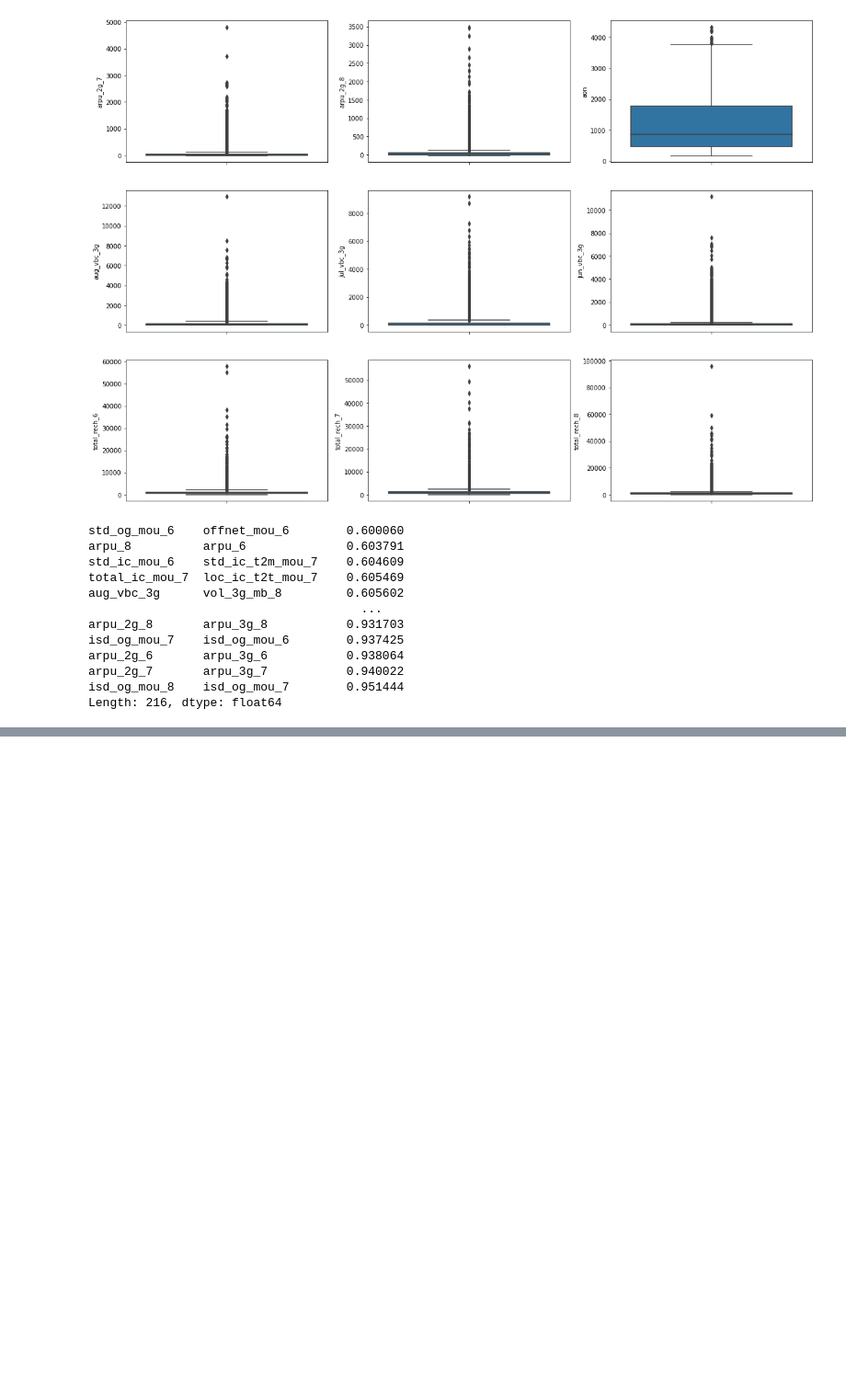
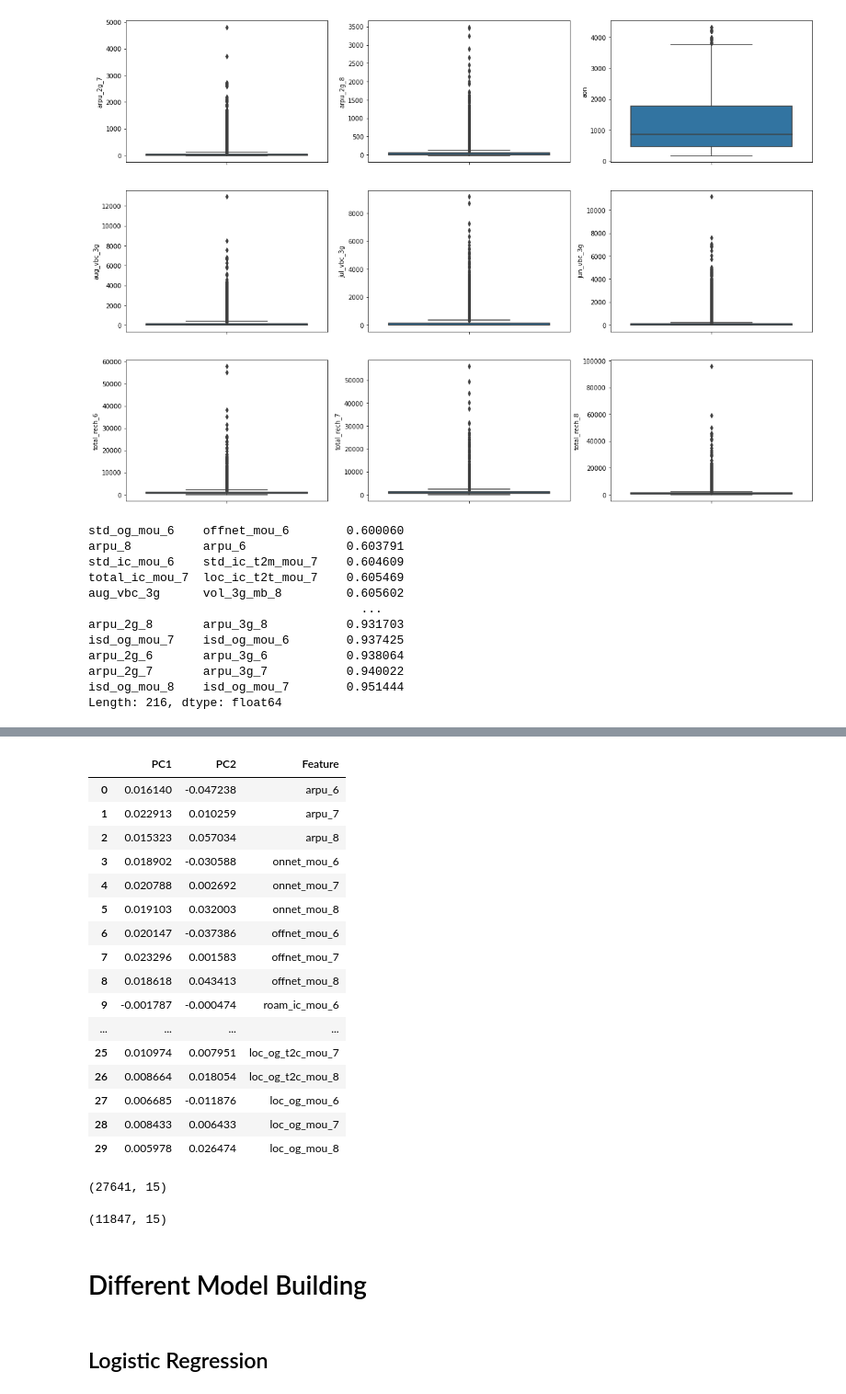
Before and after one commit to mail2uttamsarkar/TelecomChurnCaseStudyAssignment, a Jupyter notebook: TelecomChurn.ipynb, the cells around one changed output, grey strips where cells are left out. Shown at 92% size. Drawn from its saved outputs; the diff is of its cells as text; code cells hidden in the pictures; blank space fills up the shorter version.

Commit message:
Basic Model

```diff
--- a/TelecomChurn.ipynb
+++ b/TelecomChurn.ipynb
@@ -750,0 +743,37 @@ pcs_df.head(20)
+# %%
+## Verifying PC and variables
+colnames = list(X_train.columns)
+pca_df = pd.DataFrame({'PC1':pca.components_[0],'PC2':pca.components_[1], 'Feature':colnames})
+pca_df.head(30)
+# %% [output]
+|  | PC1 | PC2 | Feature |
+| 0 | 0.016140 | -0.047238 | arpu_6 |
+| 1 | 0.022913 | 0.010259 | arpu_7 |
+| 2 | 0.015323 | 0.057034 | arpu_8 |
+| 3 | 0.018902 | -0.030588 | onnet_mou_6 |
+| 4 | 0.020788 | 0.002692 | onnet_mou_7 |
+| 5 | 0.019103 | 0.032003 | onnet_mou_8 |
+| 6 | 0.020147 | -0.037386 | offnet_mou_6 |
+| 7 | 0.023296 | 0.001583 | offnet_mou_7 |
+| 8 | 0.018618 | 0.043413 | offnet_mou_8 |
+| 9 | -0.001787 | -0.000474 | roam_ic_mou_6 |
+| ... | ... | ... | ... |
+| 25 | 0.010974 | 0.007951 | loc_og_t2c_mou_7 |
+| 26 | 0.008664 | 0.018054 | loc_og_t2c_mou_8 |
+| 27 | 0.006685 | -0.011876 | loc_og_mou_6 |
+| 28 | 0.008433 | 0.006433 | loc_og_mou_7 |
+| 29 | 0.005978 | 0.026474 | loc_og_mou_8 |
+# %%
+# 15 Componenst for model Building.
+pca = PCA(n_components=15, random_state=42)
+X_train_pca_15 = pca.fit_transform(X_train)
+X_train_pca_15.shape
+# %% [output]
+(27641, 15)
+# %%
+X_test_pca_15 = pca.transform(X_test)
+X_test_pca_15.shape
+# %% [output]
+(11847, 15)
+# %% [markdown]
+# Different Model Building
@@ -750,0 +796,2 @@ pcs_df.head(20)
+# %% [markdown]
+## Logistic Regression
```
Also changed, not shown: parts of 55 cells of this notebook.
